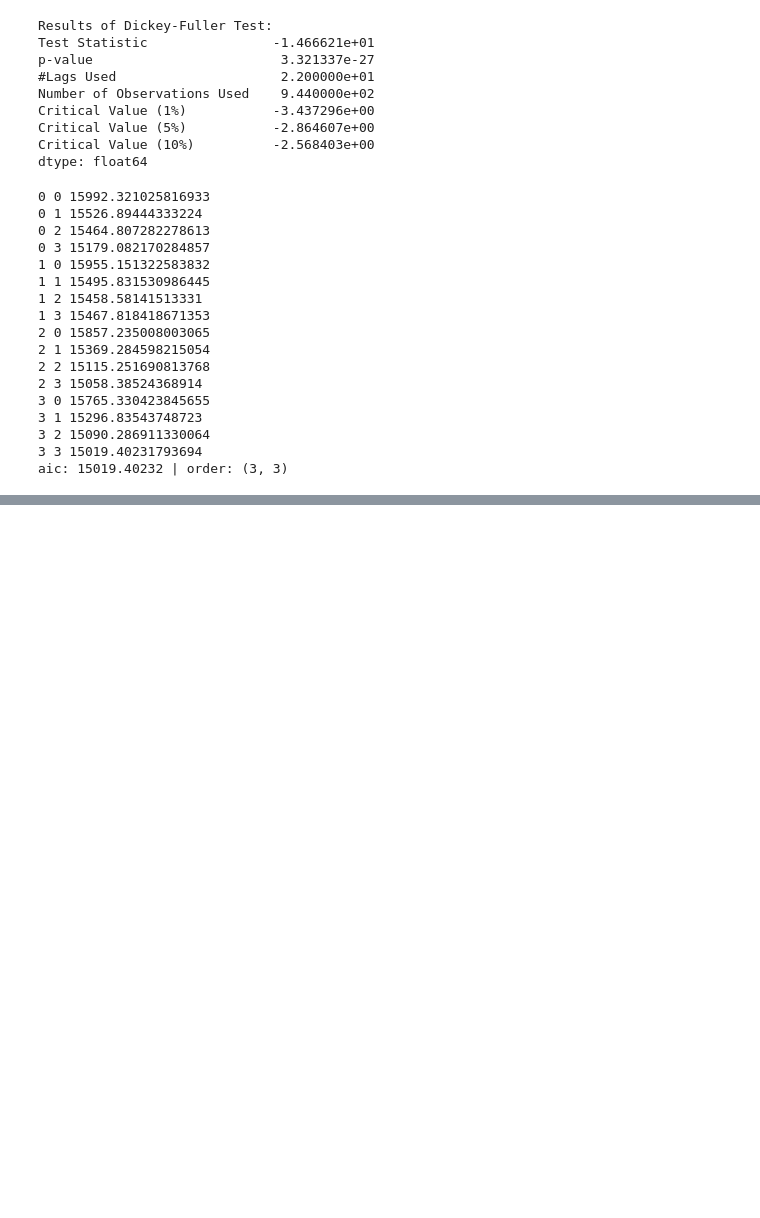
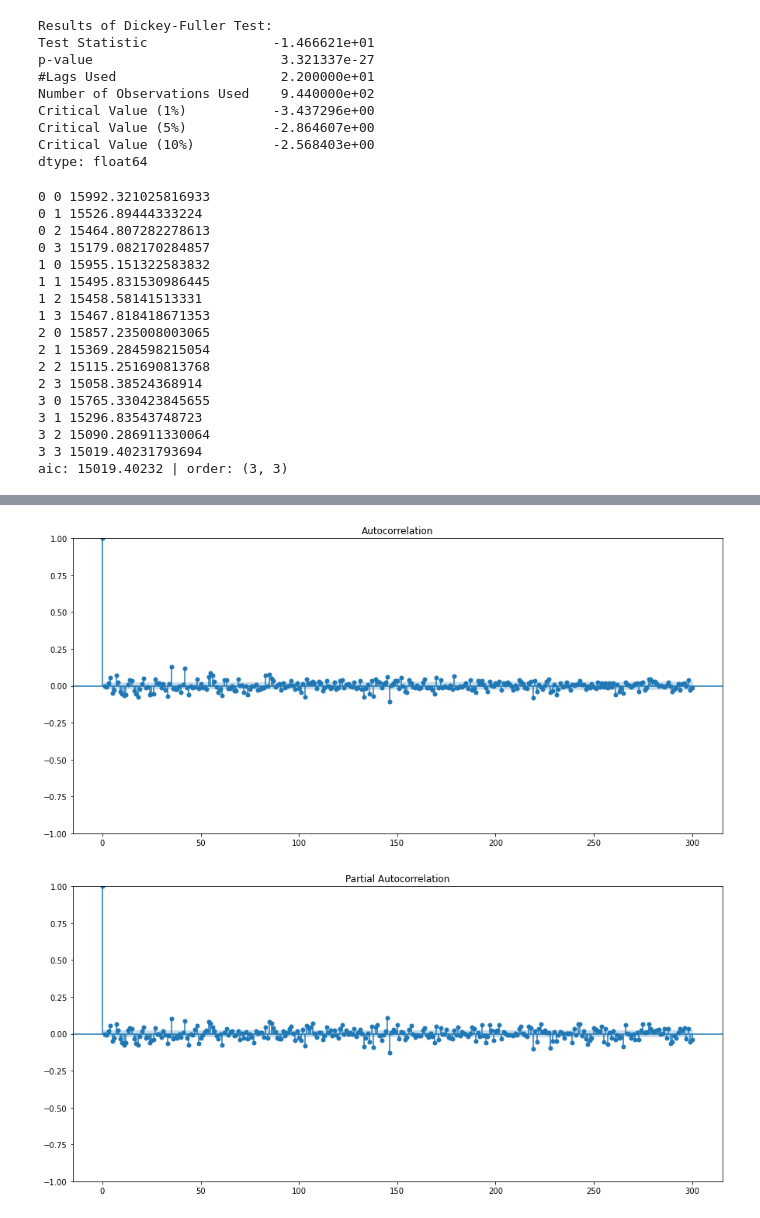
Before and after one commit to derSchmetterling/time_series, a Jupyter notebook: trabalho_ts.ipynb, the cells around one changed output, grey strips where cells are left out. Drawn from its saved outputs; the diff is of its cells as text; code cells hidden in the pictures; blank space fills up the shorter version.

```diff
--- a/trabalho_ts.ipynb
+++ b/trabalho_ts.ipynb
@@ -625,3 +692,9 @@ Warnings:
 [1] Covariance matrix calculated using the outer product of gradients (complex-step).
 [2] Covariance matrix is singular or near-singular, with condition number 2.57e+28. Standard errors may be unstable.
 [figure]
+# %%
+acf =smt.graphics.plot_acf(resid_arma33, lags=300, alpha=0.5)
+pacf = smt.graphics.plot_pacf(resid_arma33, lags=300,  alpha=0.5)
+# %% [output]
+[figure, added]
+[figure, added]
```
Also changed, not shown: parts of 20 cells of this notebook.
